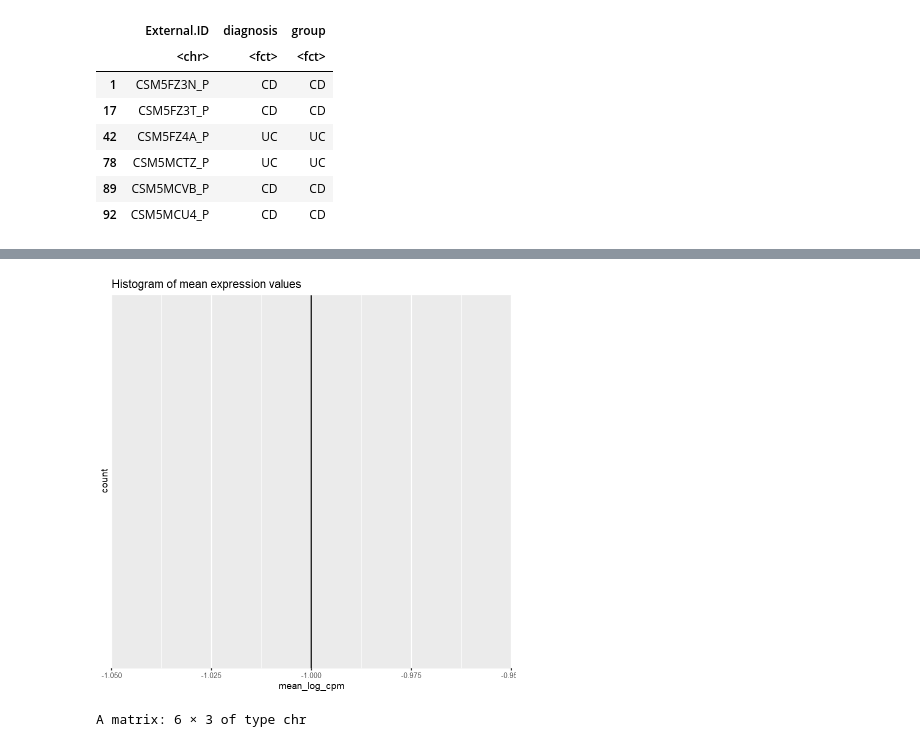
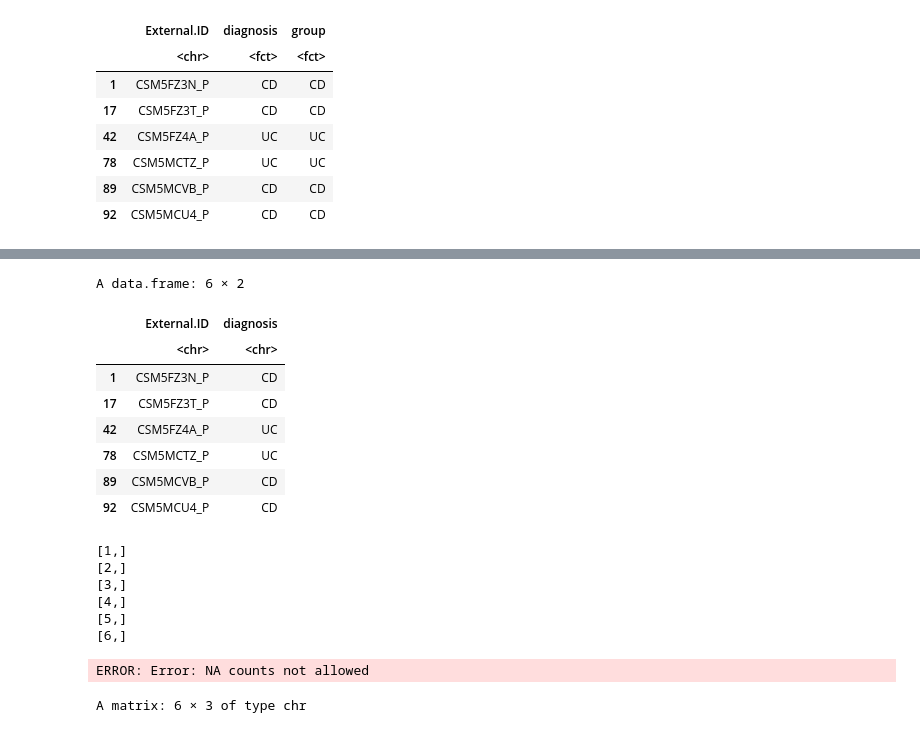
Before and after one commit to AmauryPelzer/BBS3005_Metabolic-modelling-for-microbiome-in-IBD, a Jupyter notebook: Scripts/Pathway_analysis.ipynb, the cells around one changed output, grey strips where cells are left out. Saved outputs shown, nothing was run; the diff lists cells and outputs as text; code cells hidden in the pictures.

```diff
--- a/Scripts/Pathway_analysis.ipynb
+++ b/Scripts/Pathway_analysis.ipynb
@@ -84,26 +97,28 @@ A data.frame: 6 × 3
 | 92 | CSM5MCU4_P | CD | CD |
 # %%
 #read  the input data file
-htxCount <- apply(as.matrix(subset(metagenomics, select=-c(1, 2))), 2, as.numeric)
+mgxCount <- apply(as.matrix(subset(metagenomics, select=-c(1, 2))), 2, as.numeric)
 
 #checking which samples have all zero values across all genes
 #these sample should be removed otherwise there will be a problem when calculating estimate size factors
-idx <- which(colSums(htxCount) == 0)
+idx <- which(colSums(mgxCount) == 0)
 #CSMDRVXI MSM719ME  are samples who has all zero values so we remove them
-htxCount <- htxCount[ , -idx]
+mgxCount <- mgxCount[ , -idx]
 
 #read metadata file sample labels
 sampleLabels <- subset(metagenomics_metadata_subset, select= c(External.ID, diagnosis))
 #apply same filtering to the metadata remove samples from sample labels metadata
-#sampleLabels <- sampleLabels[-idx , ]
+sampleLabels <- sampleLabels[-idx , ]
+
+sampleLabels <- apply(as.matrix(sampleLabels), 2, as.factor)
 
 #add column names to the metadata file
 #colnames(sampleLabels) <- c( "sampleID", "biopsy_location","disease")
 #check whether sample names are in same order
-#all(colnames(htxCount) == rownames(sampleLabels))
+#all(colnames(mgxCount) == rownames(sampleLabels))
 
 #select only biopsy_location and disease columns
 #sampleLabels<-sampleLabels[, c(2,3)]
-sampleLabels$diagnosis <- relevel(as.factor(sampleLabels$diagnosis),ref="nonIBD")
+sampleLabels$diagnosis <- relevel(sampleLabels$diagnosis,ref="nonIBD")
 #add an experimental group variable to sampleLabels
 sampleLabels$group <- as.factor(sampleLabels$diagnosis)
@@ -110,15 +135,39 @@ sampleLabels$group <- as.factor(sampleLabels$diagnosis)
+# %%
+
+sampleLabels$group <- as.factor(sampleLabels$diagnosis)
+# %%
+head(sampleLabels)
+# %% [output]
+A data.frame: 6 × 2
+|  | External.ID | diagnosis |
+|  | <chr> | <chr> |
+| 1 | CSM5FZ3N_P | CD |
+| 17 | CSM5FZ3T_P | CD |
+| 42 | CSM5FZ4A_P | UC |
+| 78 | CSM5MCTZ_P | UC |
+| 89 | CSM5MCVB_P | CD |
+| 92 | CSM5MCU4_P | CD |
+# %%
+head(mgxCount)
+# %% [output]
+[1,]
+[2,]
+[3,]
+[4,]
+[5,]
+[6,]
 # %%
 #remove genes which has all zero values for all samples then start DE analysis
-nonzero <- rowSums(htxCount) > 0
-htxCount %<>% .[nonzero,]
+nonzero <- rowSums(mgxCount) > 0
+mgxCount %<>% .[nonzero,]
 
 #############################CPM FILTERING#############################################
 #aveLogCPM function compute average log2 counts-per-million for each row of counts.
 #the below function is similar to log2(rowMeans(cpm(y, ...)))
-mean_log_cpm = aveLogCPM(htxCount)
+mean_log_cpm = aveLogCPM(mgxCount)
 
 # We plot the distribution of average log2 CPM values to verify that our chosen presence threshold is appropriate. The distribution is expected to be bimodal, with a low-abundance peak representing non-expressed genes and a high-abundance peak representing expressed genes. The chosen threshold should separate the two peaks of the bimodal distribution.
-filter_threshold <- -1# we can try different threshold values
+filter_threshold <- 5# we can try different threshold values
 #jpeg(file="avgLogCpmDist.jpeg")#if you want to save the histogram uncomment the following command
 ggplot() + aes(x=mean_log_cpm) +
     geom_histogram(binwidth=0.2) +
@@ -127,11 +176,11 @@ ggplot() + aes(x=mean_log_cpm) +
 #dev.off()#to save the plot to the file
 #Having chosen our threshold, lets pick the subset of genes whose average expression passes that threshold.
 keep_genes <- mean_log_cpm >= filter_threshold
-htxCount <- htxCount[keep_genes,]
-#dim(htxCount)#to check dimension of the data
+mgxCount <- mgxCount[keep_genes,]
+dim(mgxCount)#to check dimension of the data
 ###############################################################################
 # %% [output]
-[figure, removed]
+ERROR: Error: NA counts not allowed
 # %%
 sampleLabels <- apply(as.matrix(sampleLabels), 2, as.factor)
 head(sampleLabels)
```
Also changed, not shown: parts of 5 cells of this notebook, 1 other file.
